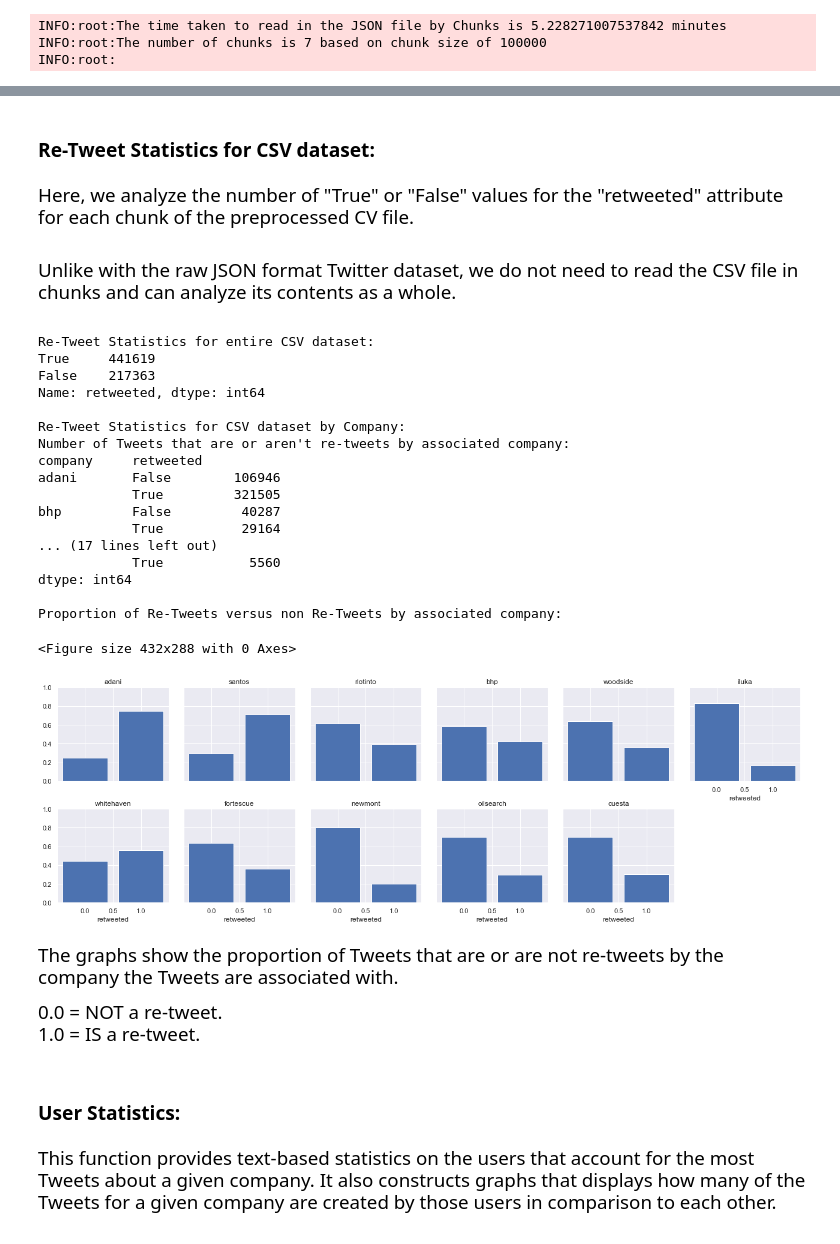
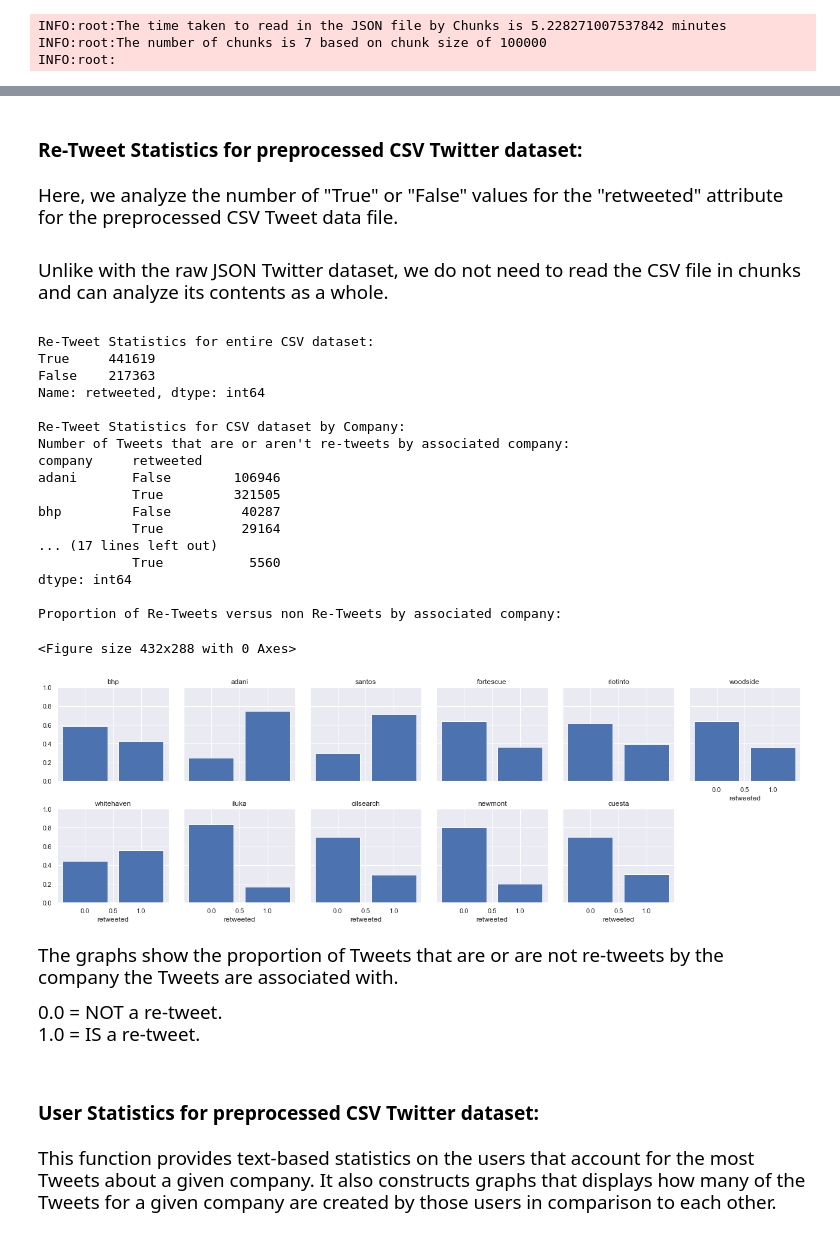
Before and after one commit to J-Jinn/Summer-Research-2019, a Jupyter notebook: jupyter-notebooks/slo-twitter-data-analysis.ipynb, the cells around one changed output, grey strips where cells are left out. Drawn from its saved outputs; the diff is of its cells as text; code cells hidden in the pictures.

Commit message:
revised entirety of contents of "slo-twitter-analysis.ipynb" and refactored utility functions out of data analysis code-base.

```diff
--- a/jupyter-notebooks/slo-twitter-data-analysis.ipynb
+++ b/jupyter-notebooks/slo-twitter-data-analysis.ipynb
@@ -723,0 +906,4 @@ INFO:root:
+# %%
+# Import dataset and convert to dataframe.
+tweet_preprocessed_csv_dataframe = tweet_util.import_dataset(
+    "D:/Dropbox/summer-research-2019/datasets/dataset_20100101-20180510.csv", "csv")
@@ -1085,15 +1247,15 @@ It appears that none of our Tweets have been favorited.  We find this rather odd
 
 </span>
 # %% [markdown]
-### Re-Tweet Statistics for CSV dataset:
+### Re-Tweet Statistics for preprocessed CSV Twitter dataset:
 # %% [markdown]
 <span style="font-family:Papyrus; font-size:1.25em;">
 
-Here, we analyze the number of "True" or "False" values for the "retweeted" attribute for each chunk of the preprocessed CV file.<br>
+Here, we analyze the number of "True" or "False" values for the "retweeted" attribute for the preprocessed CSV Tweet data file.<br>
 
 </span>
 # %%
-def csv_retweeted():
+def csv_retweeted(tweet_csv_dataframe):
     """
     Re-tweet statistics and visualizations for the CSV Twitter preprocessed dataset.
 
@@ -1103,50 +1265,50 @@ def csv_retweeted():
     """
 
     print("Re-Tweet Statistics for entire CSV dataset:")
-    print(csv_dataframe['retweeted'].value_counts())
+    print(tweet_csv_dataframe['retweeted'].value_counts())
     print()
 
     print("Re-Tweet Statistics for CSV dataset by Company:")
     print("Number of Tweets that are or aren't re-tweets by associated company: ")
-    print(csv_dataframe.groupby(['company', 'retweeted']).size())
+    print(tweet_csv_dataframe.groupby(['company', 'retweeted']).size())
     print()
 
     # Graph the Re-Tweet Statistics.
     print("Proportion of Re-Tweets versus non Re-Tweets by associated company: ")
     plt.figure()
-    grid = sns.FacetGrid(csv_dataframe[['retweeted', 'company']], col='company', col_wrap=6,
+    grid = sns.FacetGrid(tweet_csv_dataframe[['retweeted', 'company']], col='company', col_wrap=6,
                          ylim=(0, 1))
-    grid.map_dataframe(bar_plot, 'retweeted').set_titles('{col_name}')
+    grid.map_dataframe(tweet_util.bar_plot, 'retweeted').set_titles('{col_name}')
     plt.show()
 # %% [markdown]
 <span style="font-family:Papyrus; font-size:1.25em;">
 
-Unlike with the raw JSON format Twitter dataset, we do not need to read the CSV file in chunks and can analyze its contents as a whole.<br>
+Unlike with the raw JSON Twitter dataset, we do not need to read the CSV file in chunks and can analyze its contents as a whole.<br>
 
 </span>
-# %%
-# Call the function.
-csv_retweeted()
-# %% [output]
-Re-Tweet Statistics for entire CSV dataset:
-True     441619
-False    217363
-Name: retweeted, dtype: int64
-
-Re-Tweet Statistics for CSV dataset by Company:
-Number of Tweets that are or aren't re-tweets by associated company:
-company     retweeted
-adani       False        106946
-            True         321505
-bhp         False         40287
-            True          29164
-... (17 lines left out)
-            True           5560
-dtype: int64
-
-Proportion of Re-Tweets versus non Re-Tweets by associated company:
-<Figure size 432x288 with 0 Axes>
-[figure, removed]
+# %%
+# Determine whether Tweets have been re-Tweeted.
+csv_retweeted(tweet_preprocessed_csv_dataframe)
+# %% [output]
+Re-Tweet Statistics for entire CSV dataset:
+True     441619
+False    217363
+Name: retweeted, dtype: int64
+
+Re-Tweet Statistics for CSV dataset by Company:
+Number of Tweets that are or aren't re-tweets by associated company:
+company     retweeted
+adani       False        106946
+            True         321505
+bhp         False         40287
+            True          29164
+... (17 lines left out)
+            True           5560
+dtype: int64
+
+Proportion of Re-Tweets versus non Re-Tweets by associated company:
+<Figure size 432x288 with 0 Axes>
+[figure, added]
 # %% [markdown]
 <span style="font-family:Papyrus; font-size:1.25em;">
 
@@ -1157,7 +1319,7 @@ The graphs show the proportion of Tweets that are or are not re-tweets by the co
 
 </span>
 # %% [markdown]
-### User Statistics:
+### User Statistics for preprocessed CSV Twitter dataset:
 # %% [markdown]
 <span style="font-family:Papyrus; font-size:1.25em;">
 
```
Also changed, not shown: parts of 102 cells of this notebook, 14 other files.
